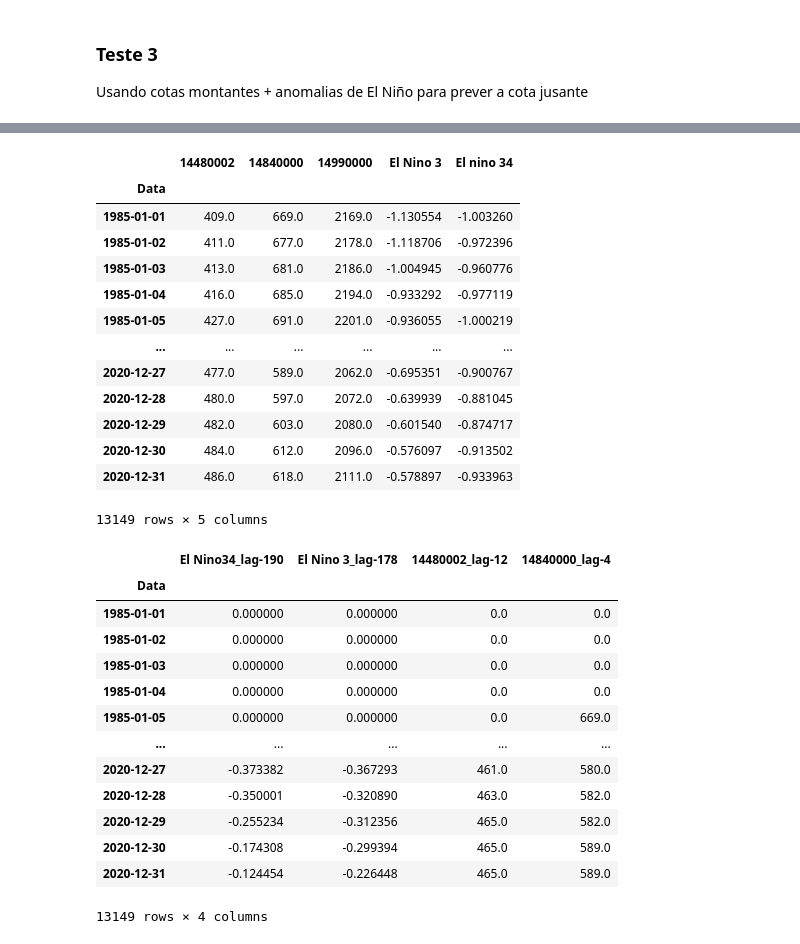
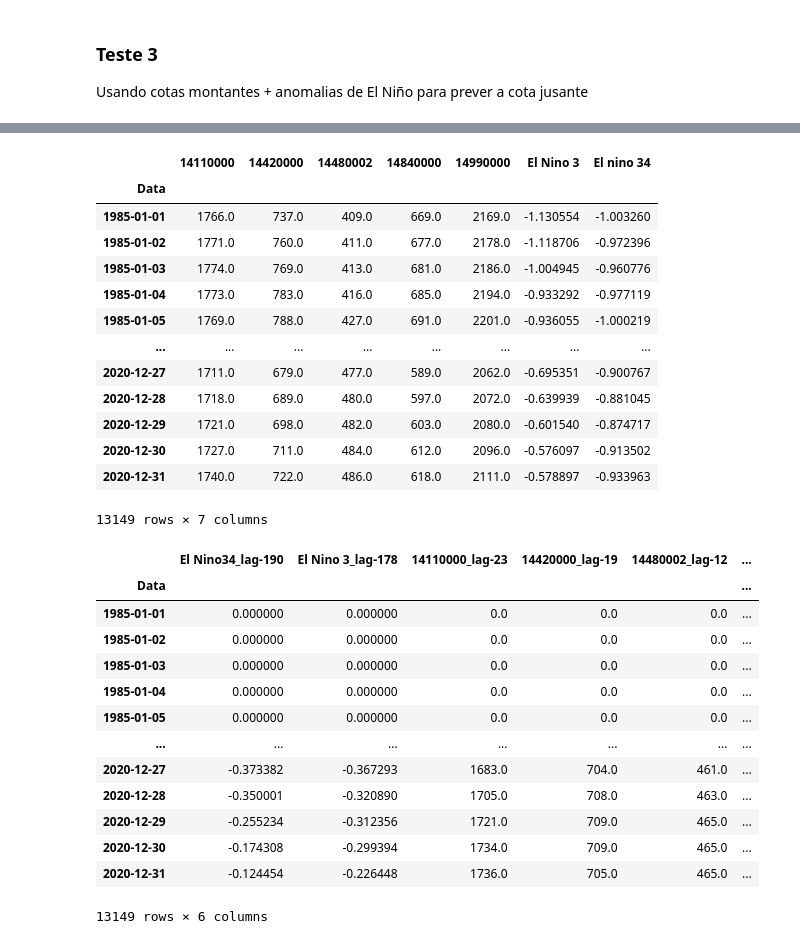
Before and after one commit to DioGS17/ML-HidroPrev, a Jupyter notebook: teste_estacao_14990000.ipynb, the cells around one changed output, grey strips where cells are left out. Cells and saved outputs as stored; diff of their text form; code cells hidden in the pictures.

Commit message:
Dados de precipitação e outros ajustes

```diff
--- a/teste_estacao_14990000.ipynb
+++ b/teste_estacao_14990000.ipynb
@@ -501,3 +325,13 @@ dados2
+# %%
+path = 'Cotas extraidas'
+arquivos = [
+    'dados_diarios_estacao_14110000.csv',
+    'dados_diarios_estacao_14420000.csv',
+    'dados_diarios_estacao_14480002.csv',
+    'dados_diarios_estacao_14840000.csv',
+    'dados_diarios_estacao_14990000.csv'
+]
+dados2 = eda.data_processing(path, '1985-01-01', '2020-12-31', arquivos)
 # %%
 nino3 = pd.read_csv('El Nino - indices/sst_nino3.csv', sep=';')
 nino34 = pd.read_csv('El Nino - indices/sst_nino34.csv', sep=';')
@@ -514,46 +348,48 @@ dados2['El Nino 3'] = nino3['sst']
 dados2['El nino 34'] = nino34['sst']
 dados2
 # %% [output]
-|  | 14480002 | 14840000 | 14990000 | El Nino 3 | El nino 34 |
-| Data |  |  |  |  |  |
-| 1985-01-01 | 409.0 | 669.0 | 2169.0 | -1.130554 | -1.003260 |
-| 1985-01-02 | 411.0 | 677.0 | 2178.0 | -1.118706 | -0.972396 |
-| 1985-01-03 | 413.0 | 681.0 | 2186.0 | -1.004945 | -0.960776 |
-| 1985-01-04 | 416.0 | 685.0 | 2194.0 | -0.933292 | -0.977119 |
-| 1985-01-05 | 427.0 | 691.0 | 2201.0 | -0.936055 | -1.000219 |
-| ... | ... | ... | ... | ... | ... |
-| 2020-12-27 | 477.0 | 589.0 | 2062.0 | -0.695351 | -0.900767 |
-| 2020-12-28 | 480.0 | 597.0 | 2072.0 | -0.639939 | -0.881045 |
-| 2020-12-29 | 482.0 | 603.0 | 2080.0 | -0.601540 | -0.874717 |
-| 2020-12-30 | 484.0 | 612.0 | 2096.0 | -0.576097 | -0.913502 |
-| 2020-12-31 | 486.0 | 618.0 | 2111.0 | -0.578897 | -0.933963 |
+|  | 14110000 | 14420000 | 14480002 | 14840000 | 14990000 | El Nino 3 | El nino 34 |
+| Data |  |  |  |  |  |  |  |
+| 1985-01-01 | 1766.0 | 737.0 | 409.0 | 669.0 | 2169.0 | -1.130554 | -1.003260 |
+| 1985-01-02 | 1771.0 | 760.0 | 411.0 | 677.0 | 2178.0 | -1.118706 | -0.972396 |
+| 1985-01-03 | 1774.0 | 769.0 | 413.0 | 681.0 | 2186.0 | -1.004945 | -0.960776 |
+| 1985-01-04 | 1773.0 | 783.0 | 416.0 | 685.0 | 2194.0 | -0.933292 | -0.977119 |
+| 1985-01-05 | 1769.0 | 788.0 | 427.0 | 691.0 | 2201.0 | -0.936055 | -1.000219 |
+| ... | ... | ... | ... | ... | ... | ... | ... |
+| 2020-12-27 | 1711.0 | 679.0 | 477.0 | 589.0 | 2062.0 | -0.695351 | -0.900767 |
+| 2020-12-28 | 1718.0 | 689.0 | 480.0 | 597.0 | 2072.0 | -0.639939 | -0.881045 |
+| 2020-12-29 | 1721.0 | 698.0 | 482.0 | 603.0 | 2080.0 | -0.601540 | -0.874717 |
+| 2020-12-30 | 1727.0 | 711.0 | 484.0 | 612.0 | 2096.0 | -0.576097 | -0.913502 |
+| 2020-12-31 | 1740.0 | 722.0 | 486.0 | 618.0 | 2111.0 | -0.578897 | -0.933963 |
-13149 rows × 5 columns
+13149 rows × 7 columns
 # %%
 x_shifts = {
     'El Nino34_lag-190': dados2['El nino 34'].shift(190),
     'El Nino 3_lag-178': dados2['El Nino 3'].shift(178),
+    '14110000_lag-23': dados2['14110000'].shift(23),
+    '14420000_lag-19': dados2['14420000'].shift(19),
     '14480002_lag-12': dados2['14480002'].shift(12),
     '14840000_lag-4': dados2['14840000'].shift(4)
 }
 
 x_shifts = pd.DataFrame(x_shifts)
 x_shifts.fillna(0, inplace=True)
 x_shifts
 # %% [output]
-|  | El Nino34_lag-190 | El Nino 3_lag-178 | 14480002_lag-12 | 14840000_lag-4 |
-| Data |  |  |  |  |
-| 1985-01-01 | 0.000000 | 0.000000 | 0.0 | 0.0 |
-| 1985-01-02 | 0.000000 | 0.000000 | 0.0 | 0.0 |
-| 1985-01-03 | 0.000000 | 0.000000 | 0.0 | 0.0 |
-| 1985-01-04 | 0.000000 | 0.000000 | 0.0 | 0.0 |
-| 1985-01-05 | 0.000000 | 0.000000 | 0.0 | 669.0 |
-| ... | ... | ... | ... | ... |
-| 2020-12-27 | -0.373382 | -0.367293 | 461.0 | 580.0 |
-| 2020-12-28 | -0.350001 | -0.320890 | 463.0 | 582.0 |
-| 2020-12-29 | -0.255234 | -0.312356 | 465.0 | 582.0 |
-| 2020-12-30 | -0.174308 | -0.299394 | 465.0 | 589.0 |
-| 2020-12-31 | -0.124454 | -0.226448 | 465.0 | 589.0 |
+|  | El Nino34_lag-190 | El Nino 3_lag-178 | 14110000_lag-23 | 14420000_lag-19 | 14480002_lag-12 | ... |
+| Data |  |  |  |  |  | ... |
+| 1985-01-01 | 0.000000 | 0.000000 | 0.0 | 0.0 | 0.0 | ... |
+| 1985-01-02 | 0.000000 | 0.000000 | 0.0 | 0.0 | 0.0 | ... |
+| 1985-01-03 | 0.000000 | 0.000000 | 0.0 | 0.0 | 0.0 | ... |
+| 1985-01-04 | 0.000000 | 0.000000 | 0.0 | 0.0 | 0.0 | ... |
+| 1985-01-05 | 0.000000 | 0.000000 | 0.0 | 0.0 | 0.0 | ... |
+| ... | ... | ... | ... | ... | ... | ... |
+| 2020-12-27 | -0.373382 | -0.367293 | 1683.0 | 704.0 | 461.0 | ... |
+| 2020-12-28 | -0.350001 | -0.320890 | 1705.0 | 708.0 | 463.0 | ... |
+| 2020-12-29 | -0.255234 | -0.312356 | 1721.0 | 709.0 | 465.0 | ... |
+| 2020-12-30 | -0.174308 | -0.299394 | 1734.0 | 709.0 | 465.0 | ... |
+| 2020-12-31 | -0.124454 | -0.226448 | 1736.0 | 705.0 | 465.0 | ... |
-13149 rows × 4 columns
+13149 rows × 6 columns
 # %%
 x_train, y_train = x_shifts['1986-01-01':'2014-12-31'], dados2['14990000']['1986-01-01':'2014-12-31']
 x_test, y_test = x_shifts['2015-01-01':], dados2['14990000']['2015-01-01':]
```
Also changed, not shown: parts of 40 cells of this notebook, 13 other files.
